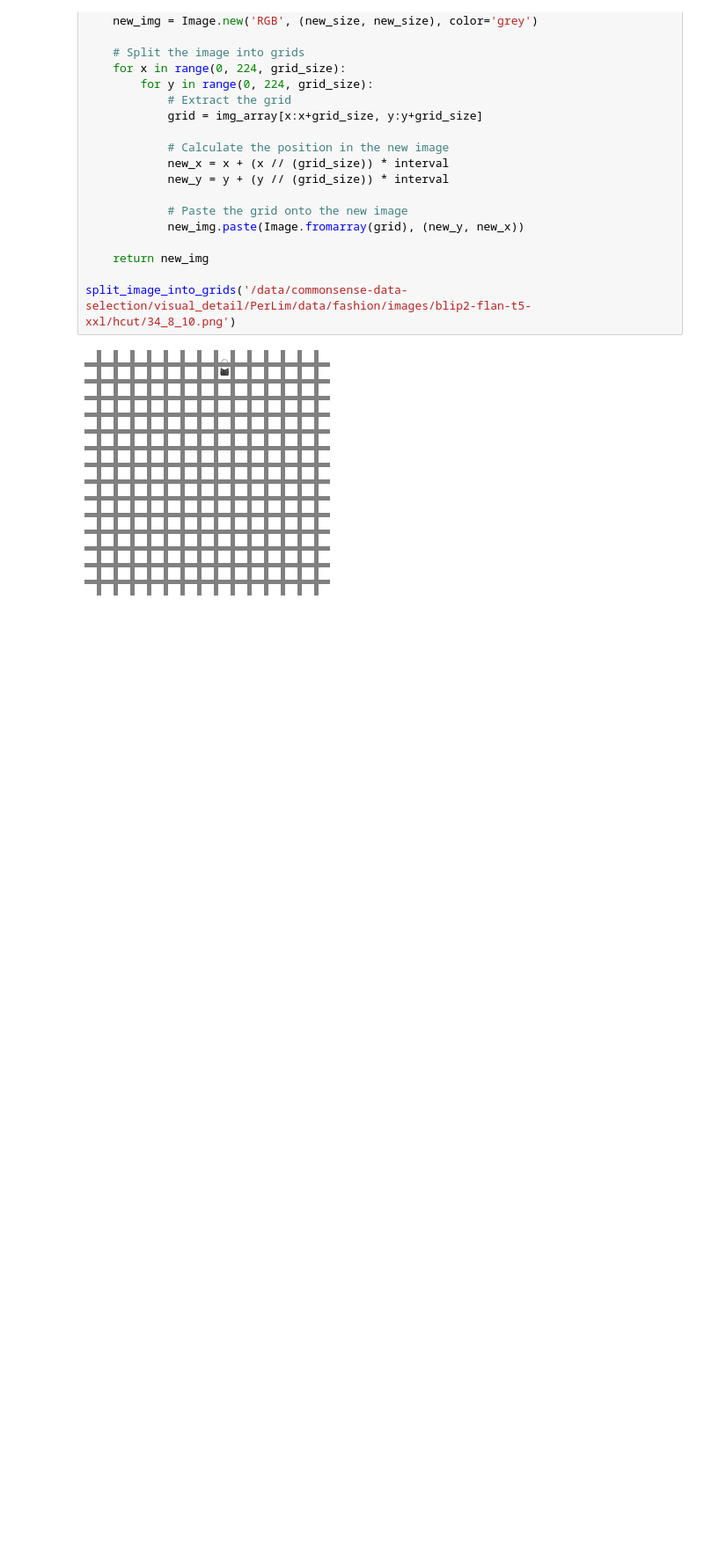
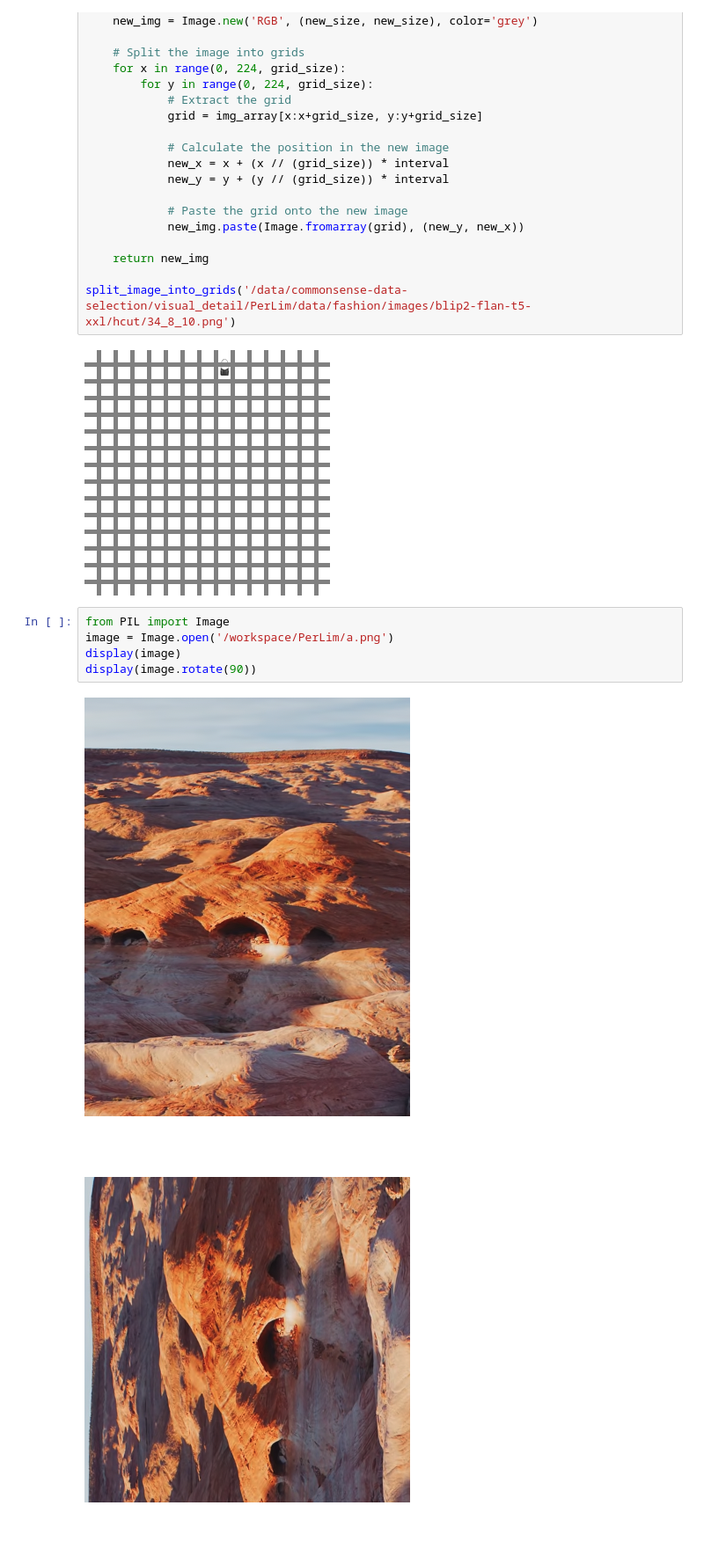
Before and after one commit to saccharomycetes/PerLim, a Jupyter notebook: test.ipynb, the cells around one changed output. Shown at 88% size. Cells and saved outputs as stored; diff of their text form; blank space fills up the shorter version.

```diff
--- a/test.ipynb
+++ b/test.ipynb
@@ -58,3 +58,11 @@ def split_image_into_grids(image_path, grid_size=14, interval=5):
 split_image_into_grids('/data/commonsense-data-selection/visual_detail/PerLim/data/fashion/images/blip2-flan-t5-xxl/hcut/34_8_10.png')
 # %% [output]
 [figure]
+# %%
+from PIL import Image
+image = Image.open('/workspace/PerLim/a.png')
+display(image)
+display(image.rotate(90))
+# %% [output]
+[figure, added]
+[figure, added]
```
Also changed, not shown: 5 other files.
